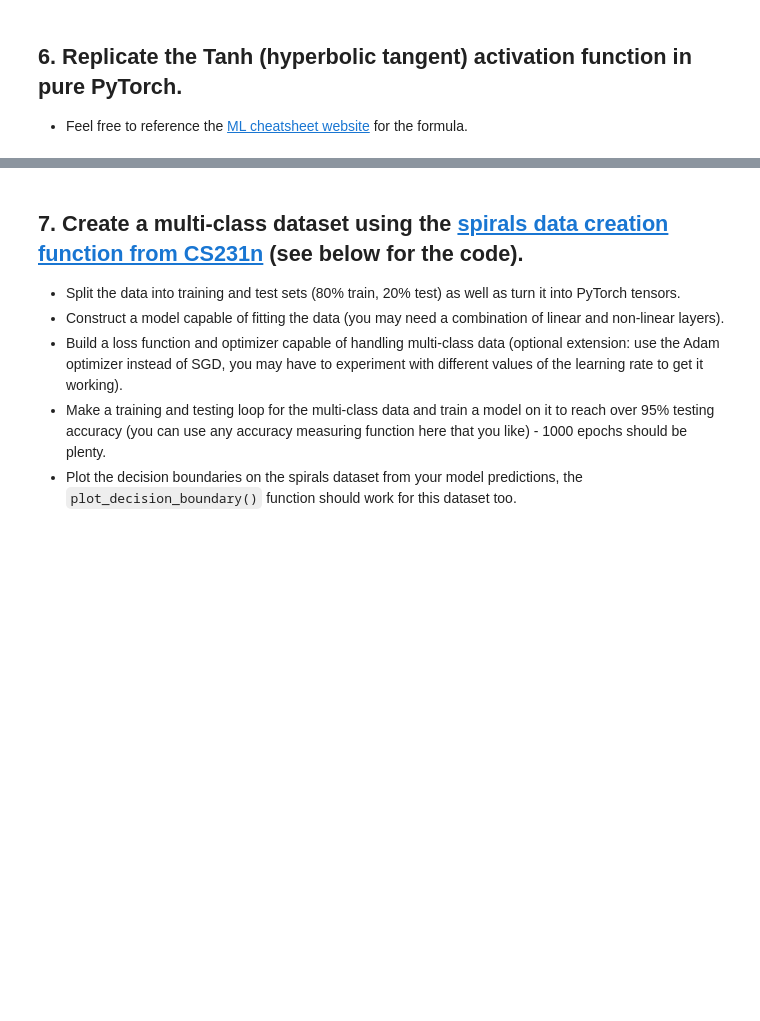
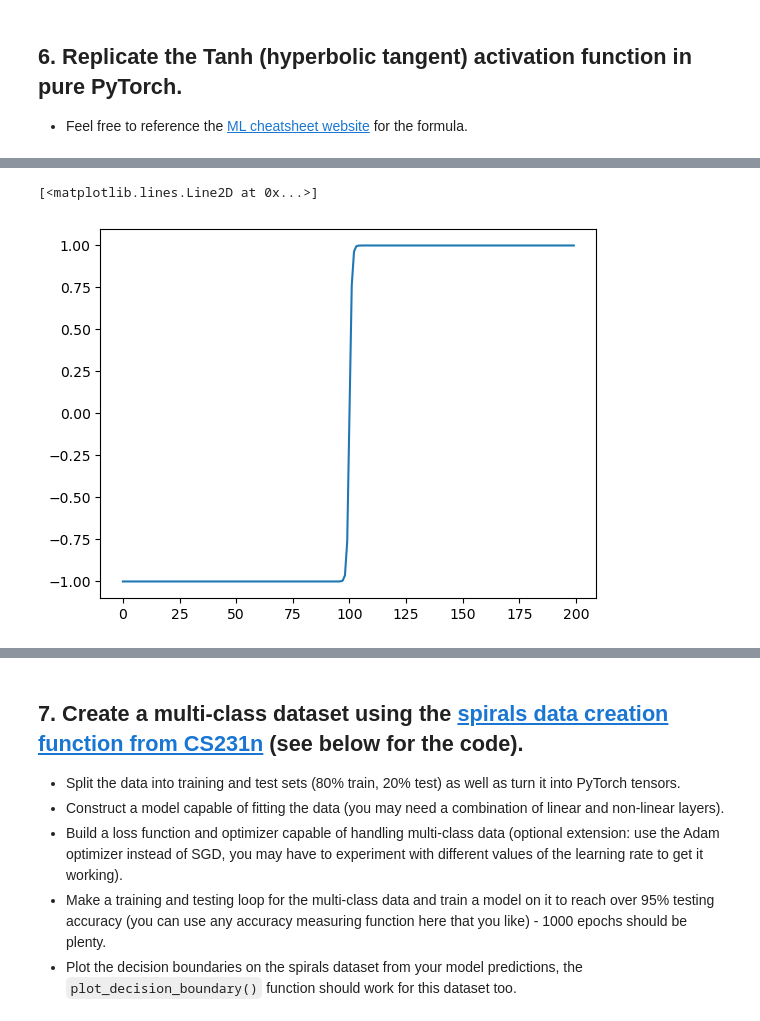
Before and after one commit to MuratcanLaloglu/pytorch, a Jupyter notebook: 02_pytorch_classification_exercises.ipynb, the cells around one changed output, grey strips where cells are left out. Saved outputs shown, nothing was run; the diff lists cells and outputs as text; code cells hidden in the pictures; blank space fills up the shorter version.

```diff
--- a/02_pytorch_classification_exercises.ipynb
+++ b/02_pytorch_classification_exercises.ipynb
@@ -288,2 +343,6 @@ def plot_decision_boundary(model, X, y):
 # %%
 # Test torch.tanh() on the tensor and plot it
+plt.plot(torch.tanh(tensor_A))
+# %% [output]
+[<matplotlib.lines.Line2D at 0x...>]
+[figure, added]
```
Also changed, not shown: parts of 20 cells of this notebook.
